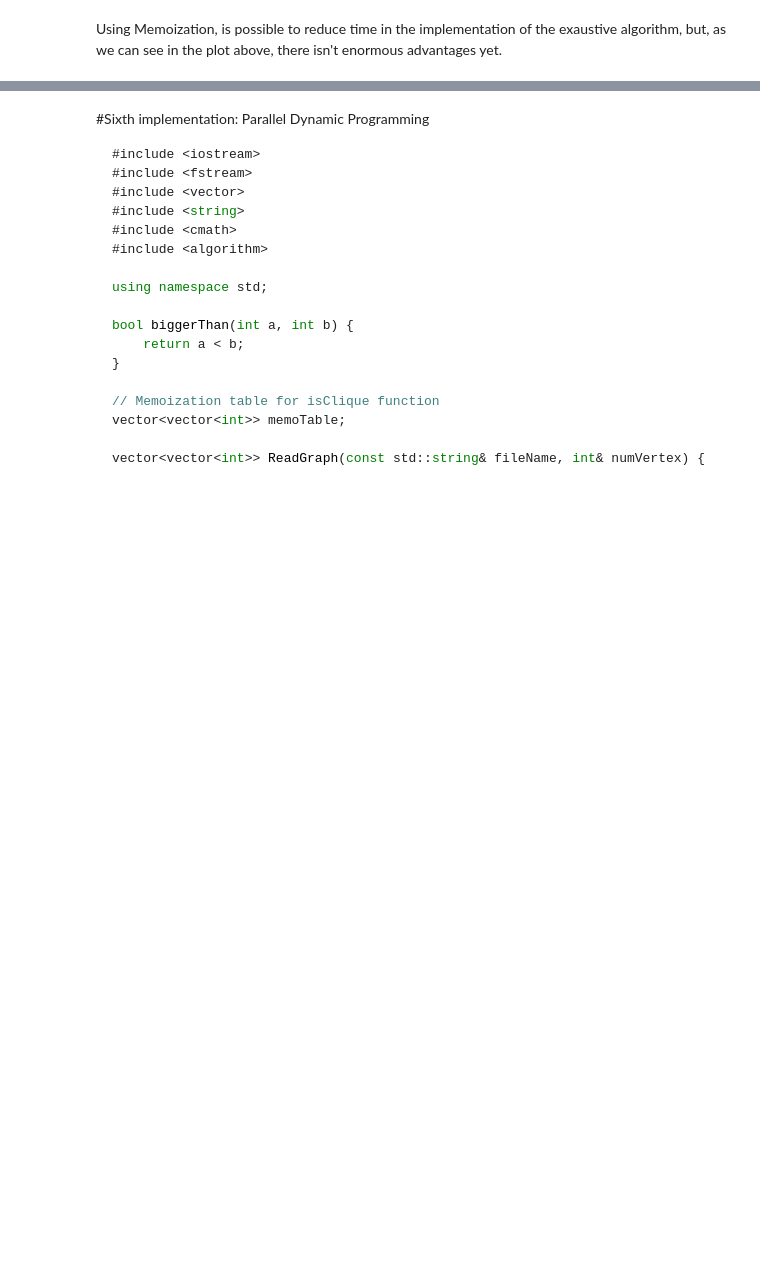
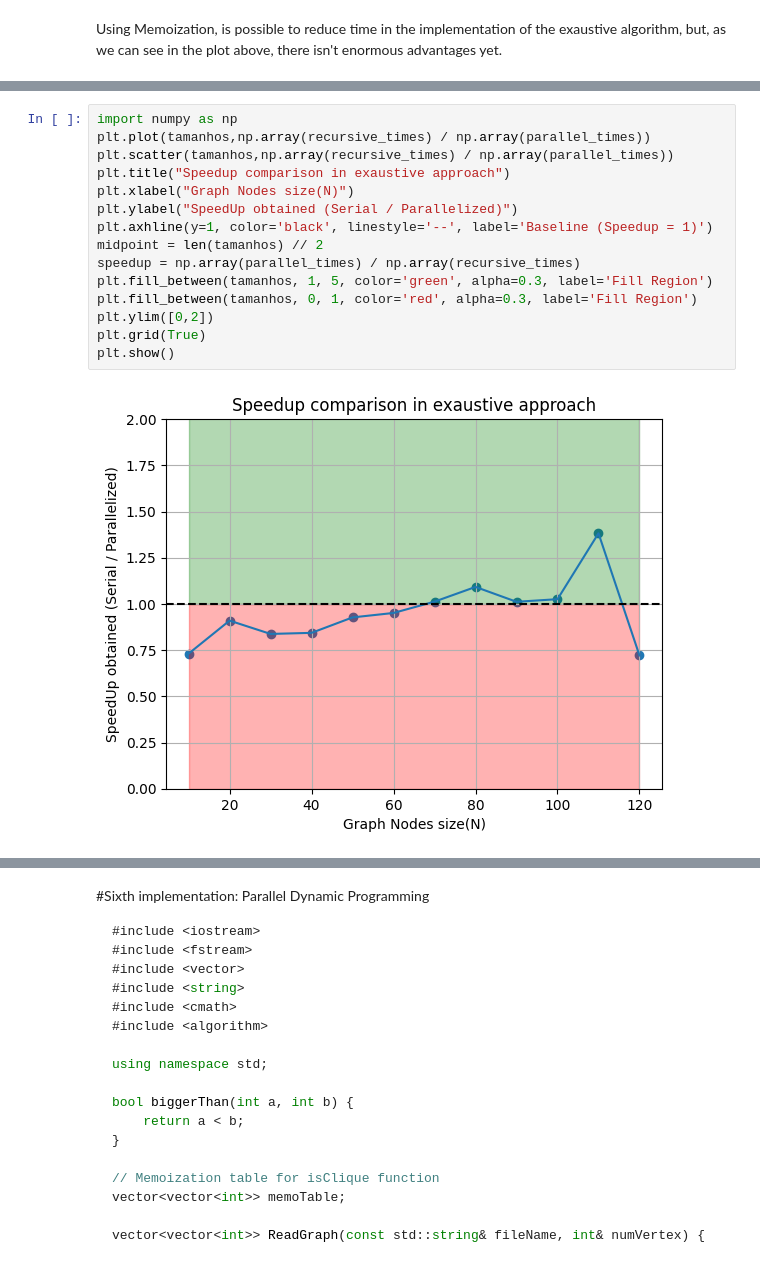
Before and after one commit to matheus-1618/Maximal-Clique-Problem, a Jupyter notebook: src/Report.ipynb, the cells around one changed output, grey strips where cells are left out. Saved outputs shown, nothing was run; the diff lists cells and outputs as text; blank space fills up the shorter version.

```diff
--- a/src/Report.ipynb
+++ b/src/Report.ipynb
@@ -820,0 +925,17 @@ int main() {
+# %%
+import numpy as np
+plt.plot(tamanhos,np.array(recursive_times) / np.array(parallel_times))
+plt.scatter(tamanhos,np.array(recursive_times) / np.array(parallel_times))
+plt.title("Speedup comparison in exaustive approach")
+plt.xlabel("Graph Nodes size(N)")
+plt.ylabel("SpeedUp obtained (Serial / Parallelized)")
+plt.axhline(y=1, color='black', linestyle='--', label='Baseline (Speedup = 1)')
+midpoint = len(tamanhos) // 2
+speedup = np.array(parallel_times) / np.array(recursive_times)
+plt.fill_between(tamanhos, 1, 5, color='green', alpha=0.3, label='Fill Region')
+plt.fill_between(tamanhos, 0, 1, color='red', alpha=0.3, label='Fill Region')
+plt.ylim([0,2])
+plt.grid(True)
+plt.show()
+# %% [output]
+[figure, added]
```
Also changed, not shown: parts of 5 cells of this notebook.
